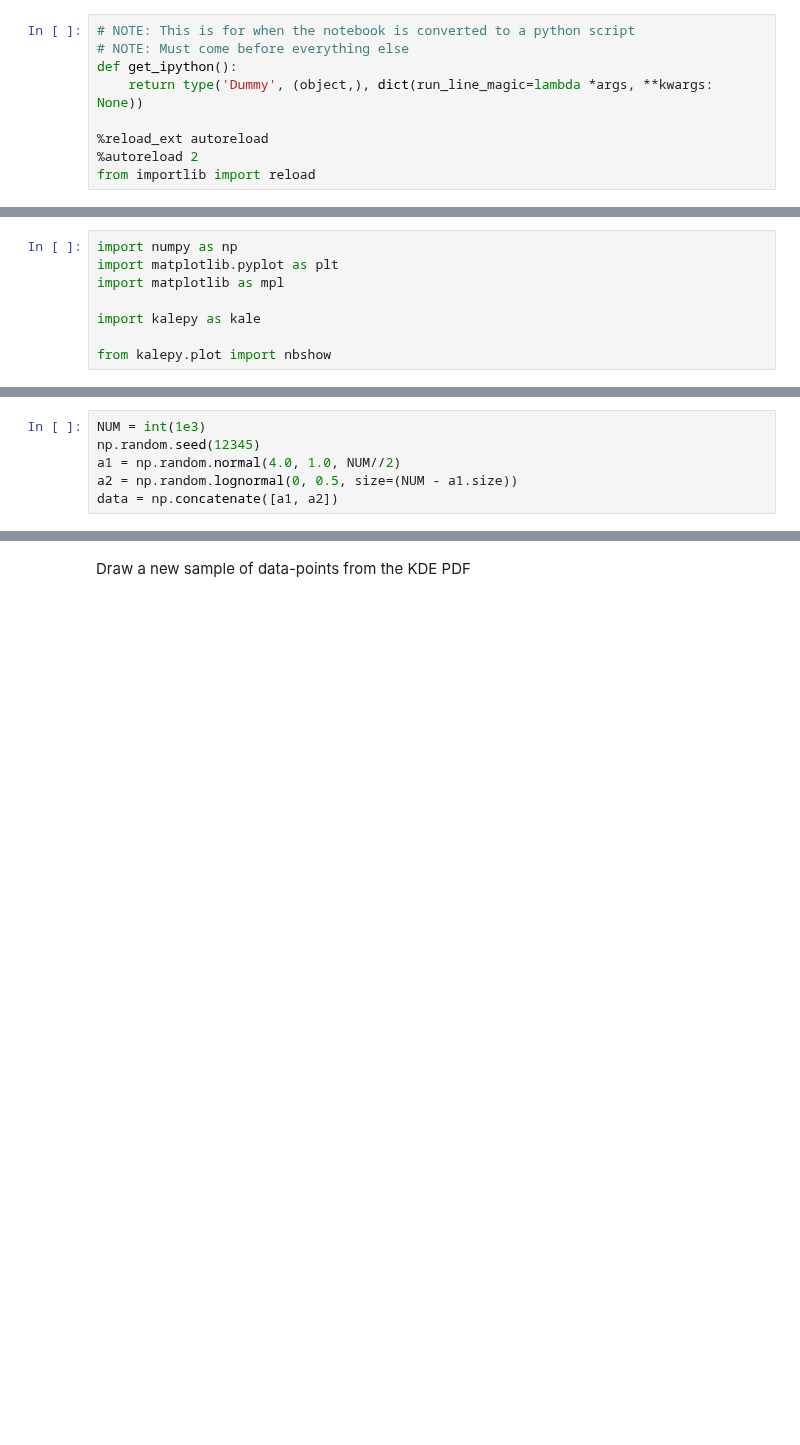
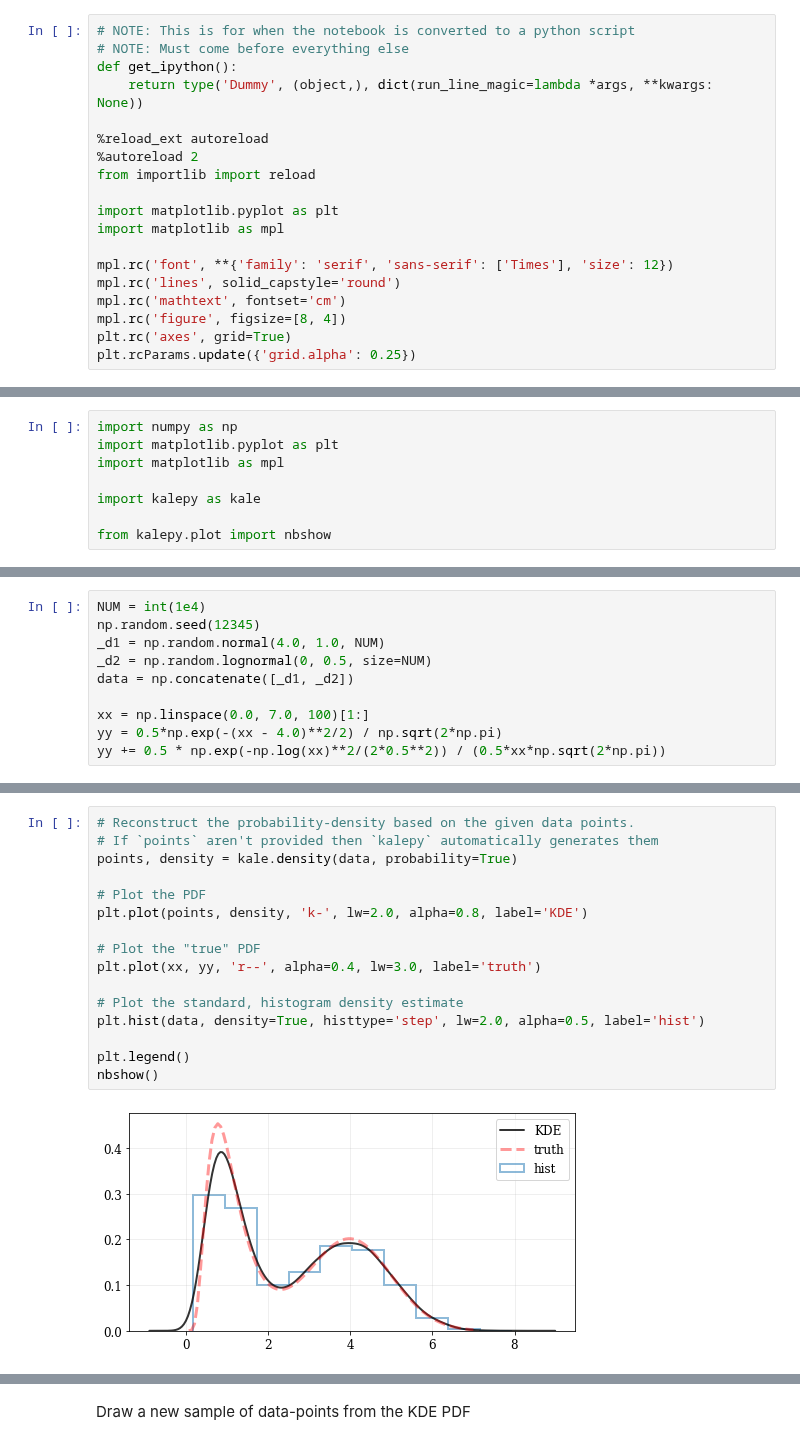
Before and after one commit to lzkelley/kalepy, a Jupyter notebook: notebooks/demo.ipynb, the cells around one changed output, grey strips where cells are left out. Cells and saved outputs as stored; diff of their text form; blank space fills up the shorter version.

```diff
--- a/notebooks/demo.ipynb
+++ b/notebooks/demo.ipynb
@@ -7,3 +7,13 @@ def get_ipython():
 %reload_ext autoreload
 %autoreload 2
 from importlib import reload
+
+import matplotlib.pyplot as plt
+import matplotlib as mpl
+
+mpl.rc('font', **{'family': 'serif', 'sans-serif': ['Times'], 'size': 12})
+mpl.rc('lines', solid_capstyle='round')
+mpl.rc('mathtext', fontset='cm')
+mpl.rc('figure', figsize=[8, 4])
+plt.rc('axes', grid=True)
+plt.rcParams.update({'grid.alpha': 0.25})
@@ -35,7 +44,11 @@ Generate some random-ish data
 # %%
-NUM = int(1e3)
+NUM = int(1e4)
 np.random.seed(12345)
-a1 = np.random.normal(4.0, 1.0, NUM//2)
-a2 = np.random.lognormal(0, 0.5, size=(NUM - a1.size))
-data = np.concatenate([a1, a2])
+_d1 = np.random.normal(4.0, 1.0, NUM)
+_d2 = np.random.lognormal(0, 0.5, size=NUM)
+data = np.concatenate([_d1, _d2])
+
+xx = np.linspace(0.0, 7.0, 100)[1:]
+yy = 0.5*np.exp(-(xx - 4.0)**2/2) / np.sqrt(2*np.pi)
+yy += 0.5 * np.exp(-np.log(xx)**2/(2*0.5**2)) / (0.5*xx*np.sqrt(2*np.pi))
 # %% [markdown]
@@ -78 +56,19 @@ nbshow()
+# %%
+# Reconstruct the probability-density based on the given data points.
+# If `points` aren't provided then `kalepy` automatically generates them
+points, density = kale.density(data, probability=True)
+
+# Plot the PDF
+plt.plot(points, density, 'k-', lw=2.0, alpha=0.8, label='KDE')
+
+# Plot the "true" PDF
+plt.plot(xx, yy, 'r--', alpha=0.4, lw=3.0, label='truth')
+
+# Plot the standard, histogram density estimate
+plt.hist(data, density=True, histtype='step', lw=2.0, alpha=0.5, label='hist')
+
+plt.legend()
+nbshow()
+# %% [output]
+[figure, added]
 # %% [markdown]
```
Also changed, not shown: parts of 28 cells of this notebook, 18 other files.
